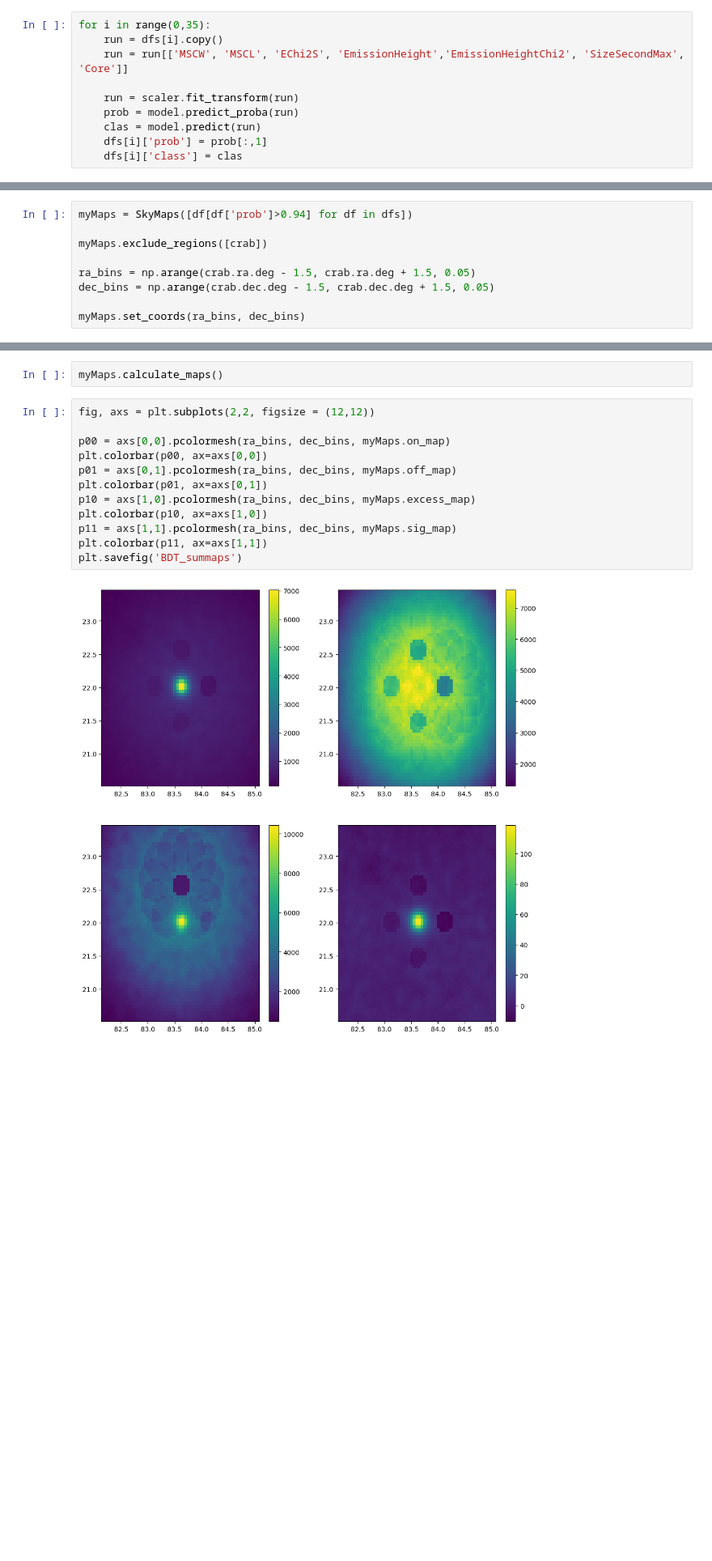
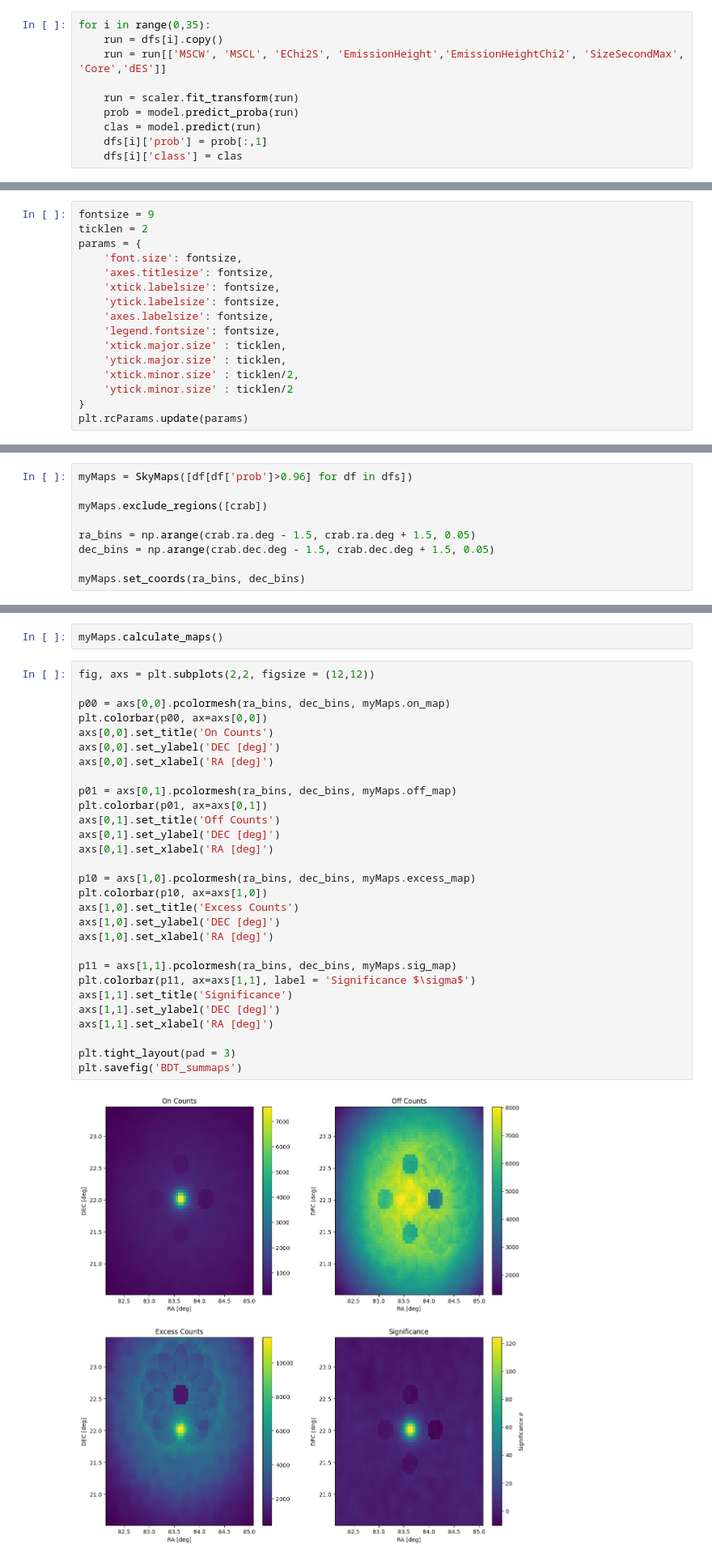
Before and after one commit to mernaskew/SummerFun, a Jupyter notebook: Sky_Maps_BDT.ipynb, the cells around one changed output, grey strips where cells are left out. Shown at 81% size. Saved outputs shown, nothing was run; the diff lists cells and outputs as text; blank space fills up the shorter version.

```diff
--- a/Sky_Maps_BDT.ipynb
+++ b/Sky_Maps_BDT.ipynb
@@ -340,7 +340,7 @@ scaler = StandardScaler()
 # %%
 for i in range(0,35):
     run = dfs[i].copy()
-    run = run[['MSCW', 'MSCL', 'EChi2S', 'EmissionHeight','EmissionHeightChi2', 'SizeSecondMax', 'Core']]
+    run = run[['MSCW', 'MSCL', 'EChi2S', 'EmissionHeight','EmissionHeightChi2', 'SizeSecondMax', 'Core','dES']]
 
     run = scaler.fit_transform(run)
     prob = model.predict_proba(run)
@@ -400 +400,17 @@ plt.show()
+# %%
+fontsize = 9
+ticklen = 2
+params = {
+    'font.size': fontsize,
+    'axes.titlesize': fontsize,
+    'xtick.labelsize': fontsize,
+    'ytick.labelsize': fontsize,
+    'axes.labelsize': fontsize,
+    'legend.fontsize': fontsize,
+    'xtick.major.size' : ticklen,
+    'ytick.major.size' : ticklen,
+    'xtick.minor.size' : ticklen/2,
+    'ytick.minor.size' : ticklen/2
+}
+plt.rcParams.update(params)
 # %%
@@ -445,5 +461,5 @@ Significance of Crab obtained from BDT on one run: 24
 # %%
-myMaps = SkyMaps([df[df['prob']>0.94] for df in dfs])
+myMaps = SkyMaps([df[df['prob']>0.96] for df in dfs])
 
 myMaps.exclude_regions([crab])
 
@@ -469,17 +485,34 @@ myMaps.calculate_maps()
 # %%
 fig, axs = plt.subplots(2,2, figsize = (12,12))
 
 p00 = axs[0,0].pcolormesh(ra_bins, dec_bins, myMaps.on_map)
 plt.colorbar(p00, ax=axs[0,0])
+axs[0,0].set_title('On Counts')
+axs[0,0].set_ylabel('DEC [deg]')
+axs[0,0].set_xlabel('RA [deg]')
+
 p01 = axs[0,1].pcolormesh(ra_bins, dec_bins, myMaps.off_map)
 plt.colorbar(p01, ax=axs[0,1])
+axs[0,1].set_title('Off Counts')
+axs[0,1].set_ylabel('DEC [deg]')
+axs[0,1].set_xlabel('RA [deg]')
+
 p10 = axs[1,0].pcolormesh(ra_bins, dec_bins, myMaps.excess_map)
 plt.colorbar(p10, ax=axs[1,0])
+axs[1,0].set_title('Excess Counts')
+axs[1,0].set_ylabel('DEC [deg]')
+axs[1,0].set_xlabel('RA [deg]')
+
 p11 = axs[1,1].pcolormesh(ra_bins, dec_bins, myMaps.sig_map)
-plt.colorbar(p11, ax=axs[1,1])
+plt.colorbar(p11, ax=axs[1,1], label = 'Significance $\sigma$')
+axs[1,1].set_title('Significance')
+axs[1,1].set_ylabel('DEC [deg]')
+axs[1,1].set_xlabel('RA [deg]')
+
+plt.tight_layout(pad = 3)
 plt.savefig('BDT_summaps')
 # %% [output]
-[figure, old version]
+[figure, new version]
 # %%
 fig, axs = plt.subplots(figsize = (7,6))
 
```
Also changed, not shown: parts of 8 cells of this notebook, 9 other files.
